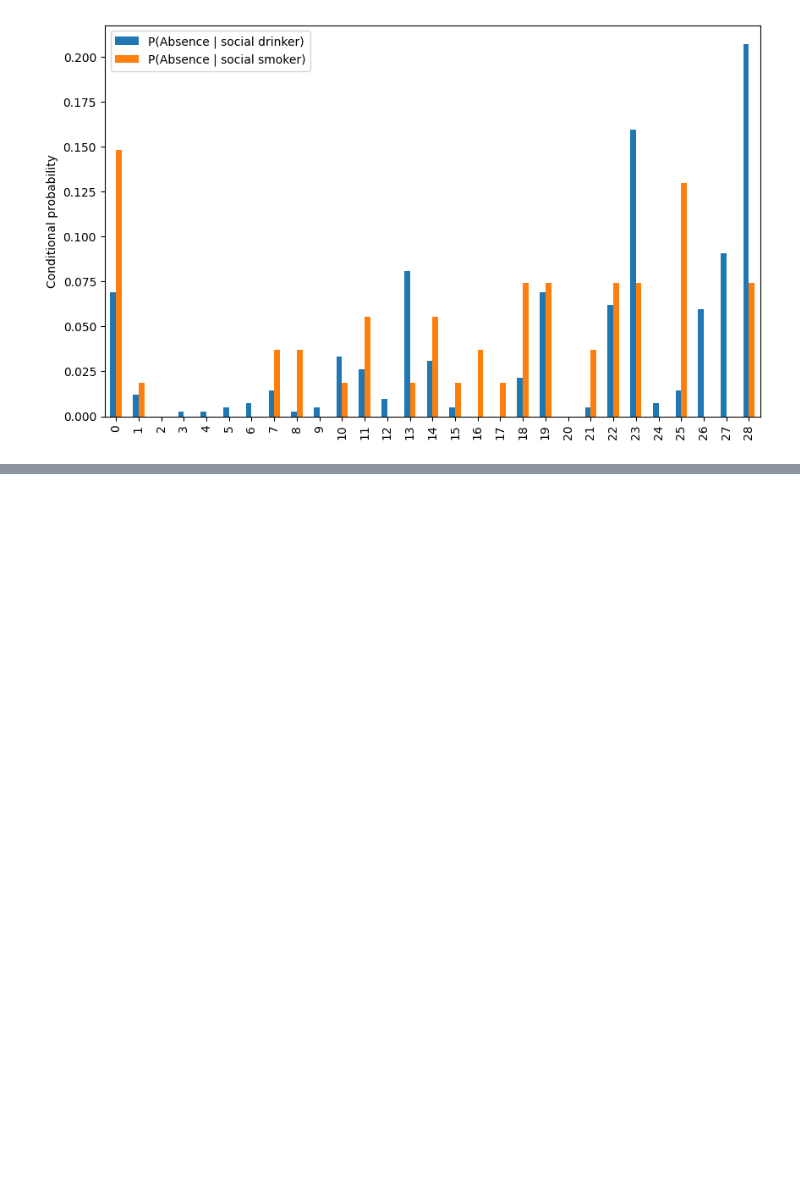
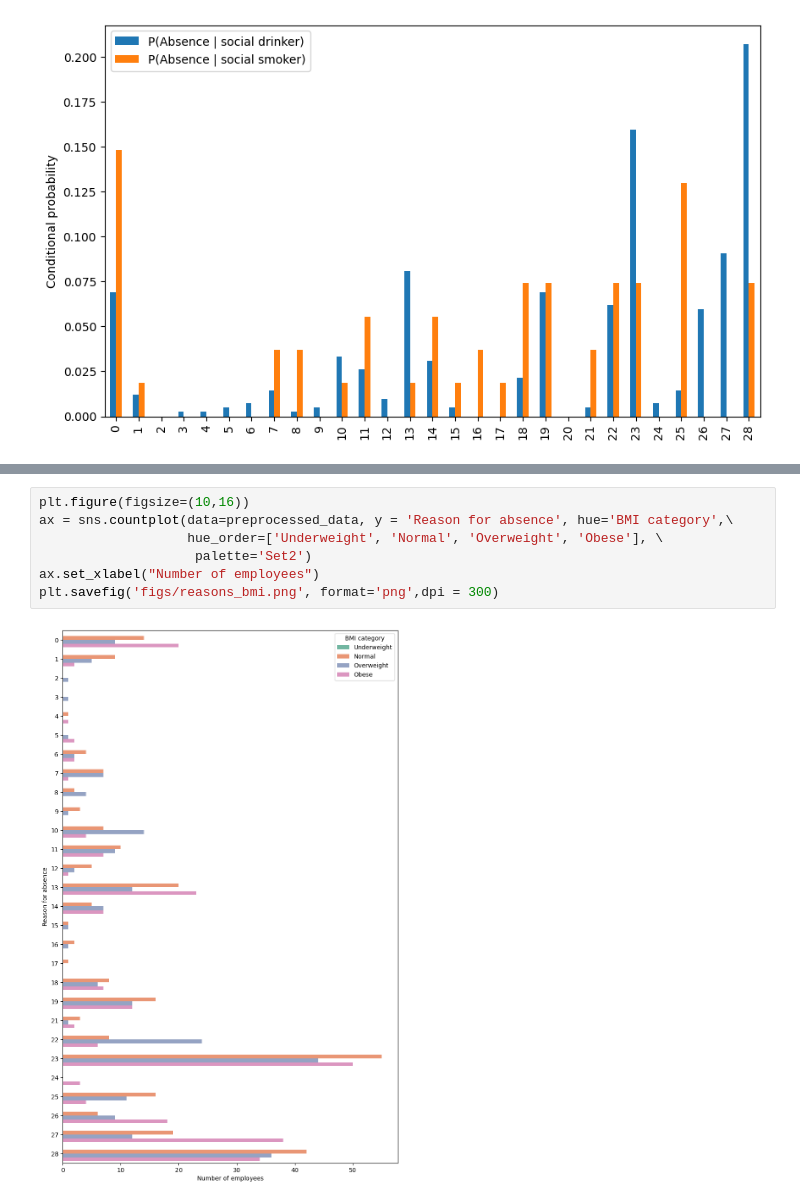
Before and after one commit to Maansy/Absenteeism-at-Work, a Jupyter notebook: AbsenteeismAtWork.ipynb, the cells around one changed output, grey strips where cells are left out. Drawn from its saved outputs; the diff is of its cells as text; blank space fills up the shorter version.

```diff
--- a/AbsenteeismAtWork.ipynb
+++ b/AbsenteeismAtWork.ipynb
@@ -193,0 +305,9 @@ plt.savefig('figs/Conditional_probabilities.png',format='png',dpi = 300)
+# %%
+plt.figure(figsize=(10,16))
+ax = sns.countplot(data=preprocessed_data, y = 'Reason for absence', hue='BMI category',\
+                   hue_order=['Underweight', 'Normal', 'Overweight', 'Obese'], \
+                    palette='Set2')
+ax.set_xlabel("Number of employees")
+plt.savefig('figs/reasons_bmi.png', format='png',dpi = 300)
+# %% [output]
+[figure, added]
```
Also changed, not shown: parts of 13 cells of this notebook, 8 other files.
